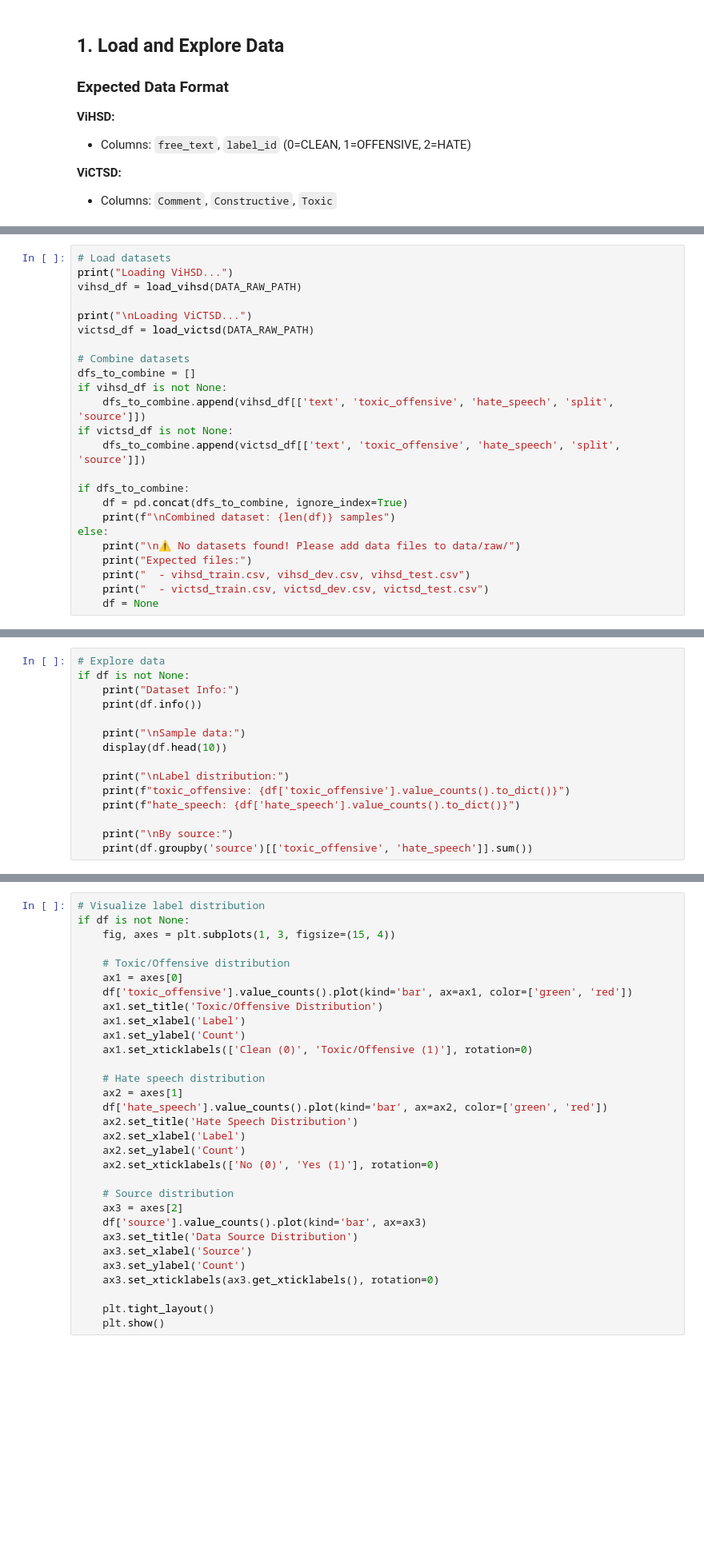
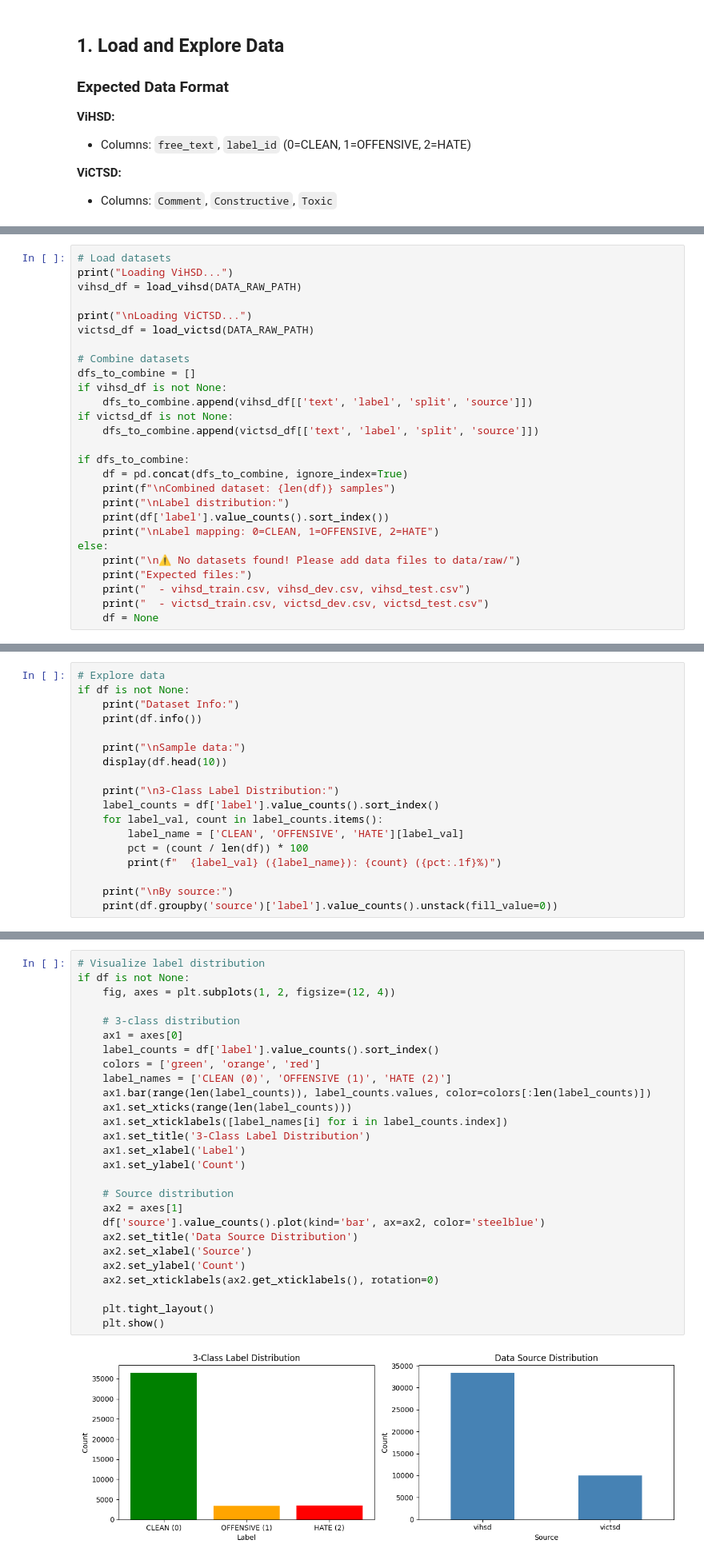
Before and after one commit to octguy/learniverse, a Jupyter notebook: notebooks/train_bilstm.ipynb, the cells around one changed output, grey strips where cells are left out. Shown at 80% size. Cells and saved outputs as stored; diff of their text form; blank space fills up the shorter version.

```diff
--- a/notebooks/train_bilstm.ipynb
+++ b/notebooks/train_bilstm.ipynb
@@ -180,13 +204,16 @@ victsd_df = load_victsd(DATA_RAW_PATH)
 # Combine datasets
 dfs_to_combine = []
 if vihsd_df is not None:
-    dfs_to_combine.append(vihsd_df[['text', 'toxic_offensive', 'hate_speech', 'split', 'source']])
+    dfs_to_combine.append(vihsd_df[['text', 'label', 'split', 'source']])
 if victsd_df is not None:
-    dfs_to_combine.append(victsd_df[['text', 'toxic_offensive', 'hate_speech', 'split', 'source']])
+    dfs_to_combine.append(victsd_df[['text', 'label', 'split', 'source']])
 
 if dfs_to_combine:
     df = pd.concat(dfs_to_combine, ignore_index=True)
     print(f"\nCombined dataset: {len(df)} samples")
+    print("\nLabel distribution:")
+    print(df['label'].value_counts().sort_index())
+    print("\nLabel mapping: 0=CLEAN, 1=OFFENSIVE, 2=HATE")
 else:
     print("\n⚠️ No datasets found! Please add data files to data/raw/")
     print("Expected files:")
@@ -202,9 +247,12 @@ if df is not None:
     print("\nSample data:")
     display(df.head(10))
 
-    print("\nLabel distribution:")
-    print(f"toxic_offensive: {df['toxic_offensive'].value_counts().to_dict()}")
-    print(f"hate_speech: {df['hate_speech'].value_counts().to_dict()}")
+    print("\n3-Class Label Distribution:")
+    label_counts = df['label'].value_counts().sort_index()
+    for label_val, count in label_counts.items():
+        label_name = ['CLEAN', 'OFFENSIVE', 'HATE'][label_val]
+        pct = (count / len(df)) * 100
+        print(f"  {label_val} ({label_name}): {count} ({pct:.1f}%)")
 
     print("\nBy source:")
-    print(df.groupby('source')[['toxic_offensive', 'hate_speech']].sum())
+    print(df.groupby('source')['label'].value_counts().unstack(fill_value=0))
@@ -211,34 +296,32 @@ if df is not None:
 # %%
 # Visualize label distribution
 if df is not None:
-    fig, axes = plt.subplots(1, 3, figsize=(15, 4))
+    fig, axes = plt.subplots(1, 2, figsize=(12, 4))
 
-    # Toxic/Offensive distribution
+    # 3-class distribution
     ax1 = axes[0]
-    df['toxic_offensive'].value_counts().plot(kind='bar', ax=ax1, color=['green', 'red'])
-    ax1.set_title('Toxic/Offensive Distribution')
+    label_counts = df['label'].value_counts().sort_index()
+    colors = ['green', 'orange', 'red']
+    label_names = ['CLEAN (0)', 'OFFENSIVE (1)', 'HATE (2)']
+    ax1.bar(range(len(label_counts)), label_counts.values, color=colors[:len(label_counts)])
+    ax1.set_xticks(range(len(label_counts)))
+    ax1.set_xticklabels([label_names[i] for i in label_counts.index])
+    ax1.set_title('3-Class Label Distribution')
     ax1.set_xlabel('Label')
     ax1.set_ylabel('Count')
-    ax1.set_xticklabels(['Clean (0)', 'Toxic/Offensive (1)'], rotation=0)
-
-    # Hate speech distribution
-    ax2 = axes[1]
-    df['hate_speech'].value_counts().plot(kind='bar', ax=ax2, color=['green', 'red'])
-    ax2.set_title('Hate Speech Distribution')
-    ax2.set_xlabel('Label')
-    ax2.set_ylabel('Count')
-    ax2.set_xticklabels(['No (0)', 'Yes (1)'], rotation=0)
 
     # Source distribution
-    ax3 = axes[2]
-    df['source'].value_counts().plot(kind='bar', ax=ax3)
-    ax3.set_title('Data Source Distribution')
-    ax3.set_xlabel('Source')
-    ax3.set_ylabel('Count')
-    ax3.set_xticklabels(ax3.get_xticklabels(), rotation=0)
+    ax2 = axes[1]
+    df['source'].value_counts().plot(kind='bar', ax=ax2, color='steelblue')
+    ax2.set_title('Data Source Distribution')
+    ax2.set_xlabel('Source')
+    ax2.set_ylabel('Count')
+    ax2.set_xticklabels(ax2.get_xticklabels(), rotation=0)
 
     plt.tight_layout()
     plt.show()
+# %% [output]
+[figure, added]
 # %% [markdown]
 ## 2. Preprocess Data
 # %%
```
Also changed, not shown: parts of 32 cells of this notebook, 6 other files.
